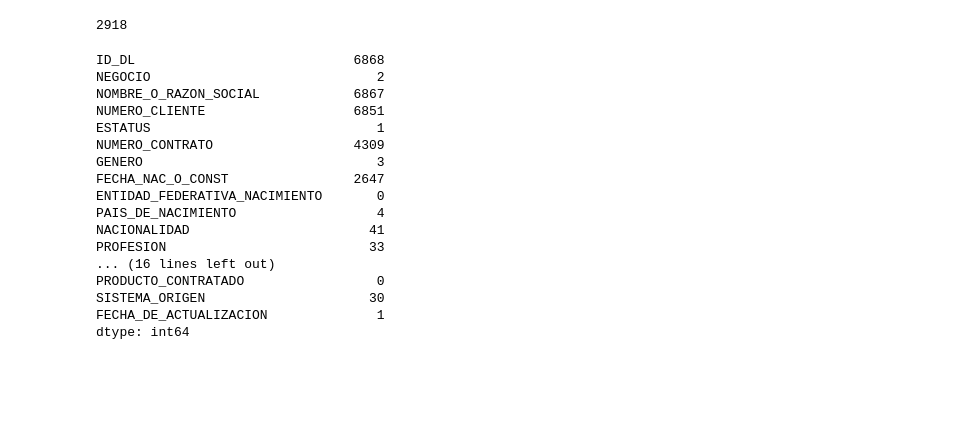
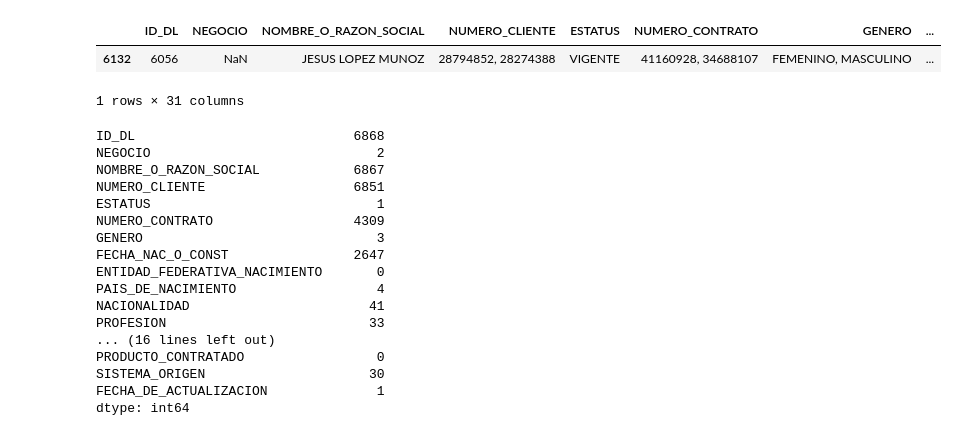
Before and after one commit to Ale1726/clientes_eda, a Jupyter notebook: tab_final_analisis.ipynb, the cells around one changed output. Drawn from its saved outputs; the diff is of its cells as text; code cells hidden in the pictures; blank space fills up the shorter version.

```diff
--- a/tab_final_analisis.ipynb
+++ b/tab_final_analisis.ipynb
@@ -35,10 +48,13 @@ FEMENINO     1285
 Name: count, dtype: int64
-# %%
-1285+1633
-# %% [output]
-2918
 # %%
 df["GENERO"] = df["GENERO"].apply(lambda x: x if x is not pd.NA else "NO_APLICA")
+# %%
+df_filtrado = df[df["GENERO"] == "FEMENINO, MASCULINO"]
+df_filtrado
+# %% [output]
+|  | ID_DL | NEGOCIO | NOMBRE_O_RAZON_SOCIAL | NUMERO_CLIENTE | ESTATUS | NUMERO_CONTRATO | GENERO | ... |
+| 6132 | 6056 | NaN | JESUS LOPEZ MUNOZ | 28794852, 28274388 | VIGENTE | 41160928, 34688107 | FEMENINO, MASCULINO | ... |
+1 rows × 31 columns
 # %%
 total_nulos = df.isnull().sum().sum()
 total_valores = df.size
```
Also changed, not shown: parts of 9 cells of this notebook, 10 other files.
